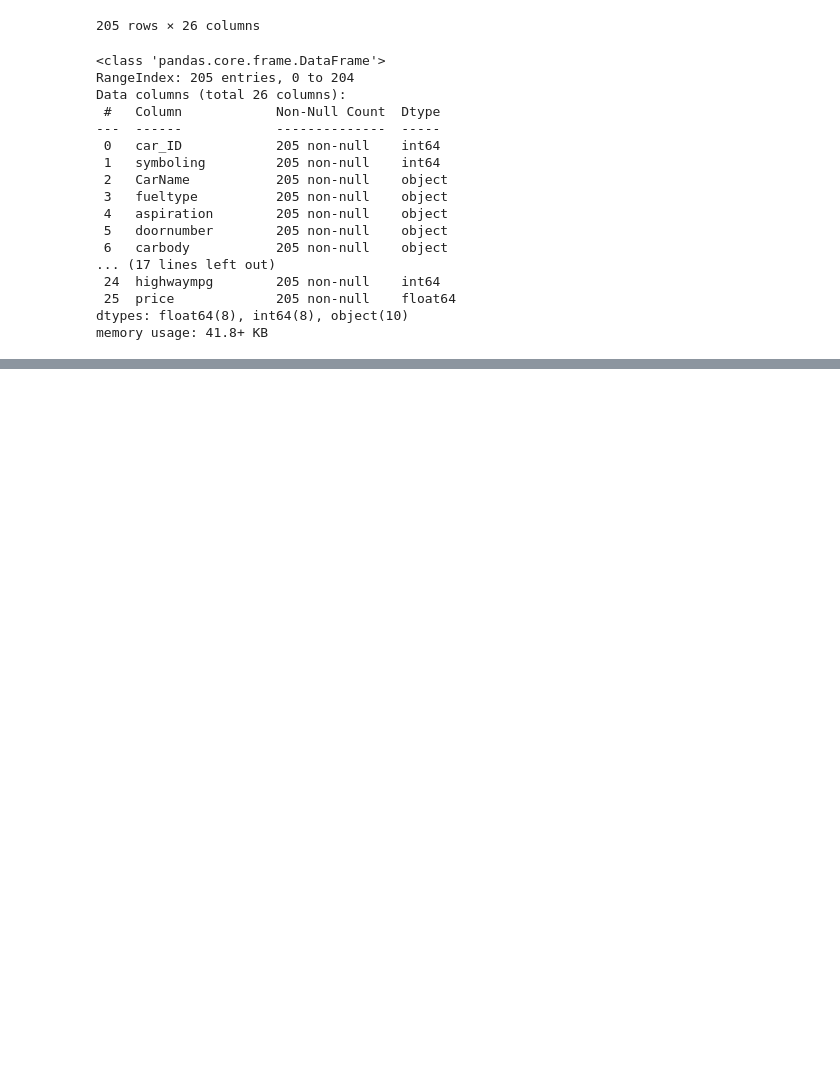
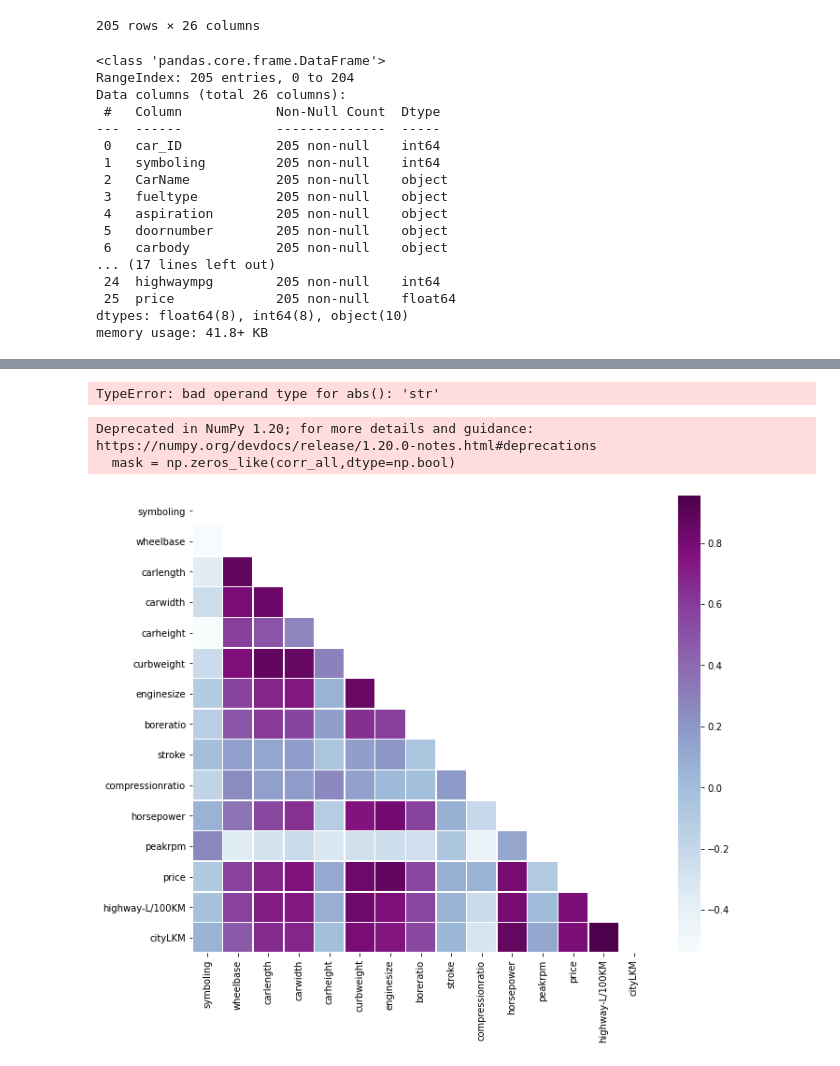
Before and after one commit to ZainahAlshehri/Car_Price_Predictions, a Jupyter notebook: car_price_predict.ipynb, the cells around one changed output, grey strips where cells are left out. Cells and saved outputs as stored; diff of their text form; code cells hidden in the pictures; blank space fills up the shorter version.

```diff
--- a/car_price_predict.ipynb
+++ b/car_price_predict.ipynb
@@ -38,14 +11,10 @@ from sklearn.preprocessing import PolynomialFeatures , StandardScaler
 from sklearn.pipeline import make_pipeline
 from sklearn.metrics import r2_score
 from sklearn.model_selection import train_test_split
-import statsmodels.api as sm
-sns.set()
 seed =123
 import warnings
 import seaborn as sns
 %pylab inline
-%matplotlib inline
-
 #% config InlineBackend.figure_format = 'svg'
 # %% [output]
 Populating the interactive namespace from numpy and matplotlib
@@ -56,5 +23,5 @@ Populating the interactive namespace from numpy and matplotlib
 # %%
-mydata= pd.read_csv('/Users/ahad/Downloads/CarPrice_Assignment.csv')
+mydata= pd.read_csv('/Users/zeinah/Downloads/CarPrice_Assignment.csv')
 mydata
 # %% [output]
 |  | car_ID | symboling | CarName | fueltype | aspiration | doornumber | carbody | drivewheel | enginelocation | ... |
@@ -104,4 +103,3 @@ mydata.head()
 mydata=mydata.drop(columns=['car_ID'])
 mydata=mydata.drop(columns=['highwaympg'])
 mydata=mydata.drop(columns=['citympg'])
-mydata=mydata.drop(columns=['CarName'])
@@ -120,3 +163,17 @@ cormatrix
 cormatrix = cormatrix.reindex(cormatrix.abs().sort_values(ascending=False).index).reset_index()
 cormatrix.columns = ["FirstVariable", "SecondVariable", "Correlation"]
 cormatrix.head(10)
+# %% [output]
+TypeError: bad operand type for abs(): 'str'
+# %%
+corr_all = mydata.corr()
+mask = np.zeros_like(corr_all,dtype=np.bool)
+mask[np.triu_indices_from(mask)] = True
+
+f,ax = plt.subplots(figsize=(11,9))
+sns.heatmap(corr_all,mask=mask,square=True,linewidths=.5,ax=ax,cmap="BuPu")
+plt.show()
+# %% [output]
+Deprecated in NumPy 1.20; for more details and guidance: https://numpy.org/devdocs/release/1.20.0-notes.html#deprecations
+  mask = np.zeros_like(corr_all,dtype=np.bool)
+[figure, added]
```
Also changed, not shown: parts of 130 cells of this notebook.
